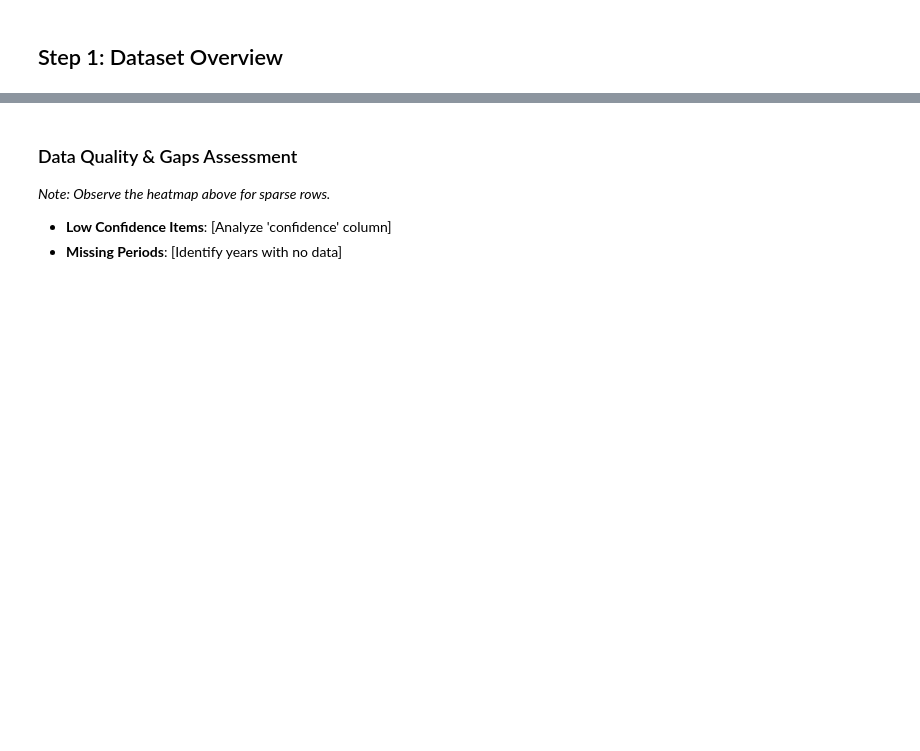
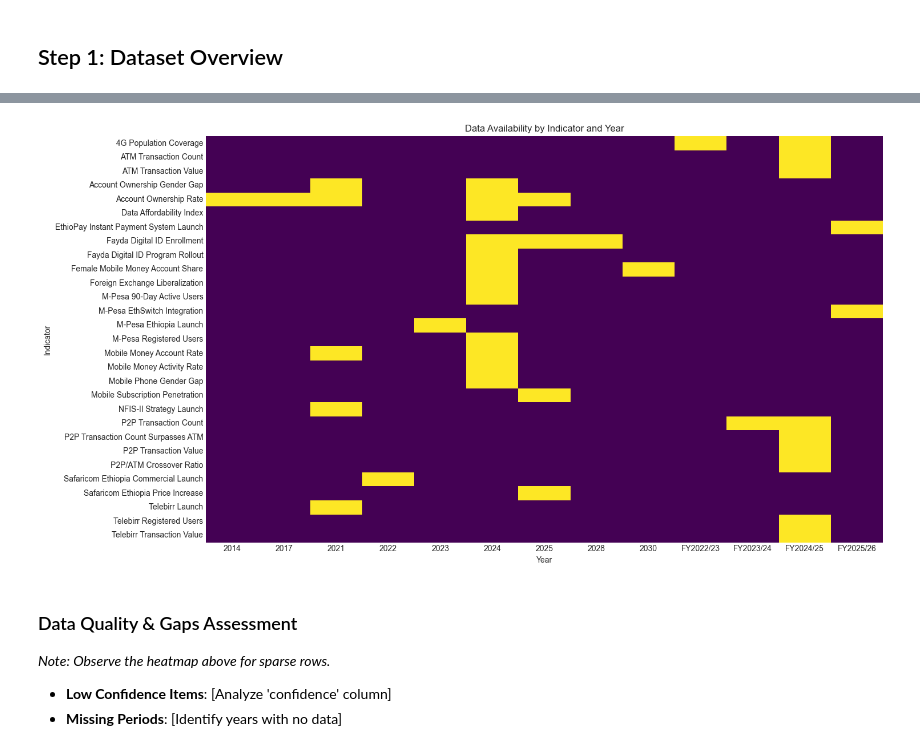
Before and after one commit to Mohammed-App-creater/week_10, a Jupyter notebook: notebooks/02_exploratory_data_analysis.ipynb, the cells around one changed output, grey strips where cells are left out. Cells and saved outputs as stored; diff of their text form; code cells hidden in the pictures; blank space fills up the shorter version.

```diff
--- a/notebooks/02_exploratory_data_analysis.ipynb
+++ b/notebooks/02_exploratory_data_analysis.ipynb
@@ -66,13 +92,14 @@ print(df['confidence'].value_counts())
 # %%
-# Temporal Coverage Visualization
 plt.figure(figsize=(15, 8))
-coverage = df.groupby(['indicator_name', 'year']).size().unstack(fill_value=0)
-sns.heatmap(coverage > 0, cmap='viridis', cbar=False, cbar_kws={'label': 'Data Present'})
+coverage = df.groupby(['indicator', 'fiscal_year']).size().unstack(fill_value=0)
+sns.heatmap(coverage > 0, cmap='viridis', cbar=False)
 plt.title('Data Availability by Indicator and Year')
 plt.xlabel('Year')
 plt.ylabel('Indicator')
 plt.tight_layout()
 plt.show()
+# %% [output]
+[figure, added]
 # %% [markdown]
 ### Data Quality & Gaps Assessment
 *Note: Observe the heatmap above for sparse rows.*
```
Also changed, not shown: parts of 4 cells of this notebook, 2 other files.
